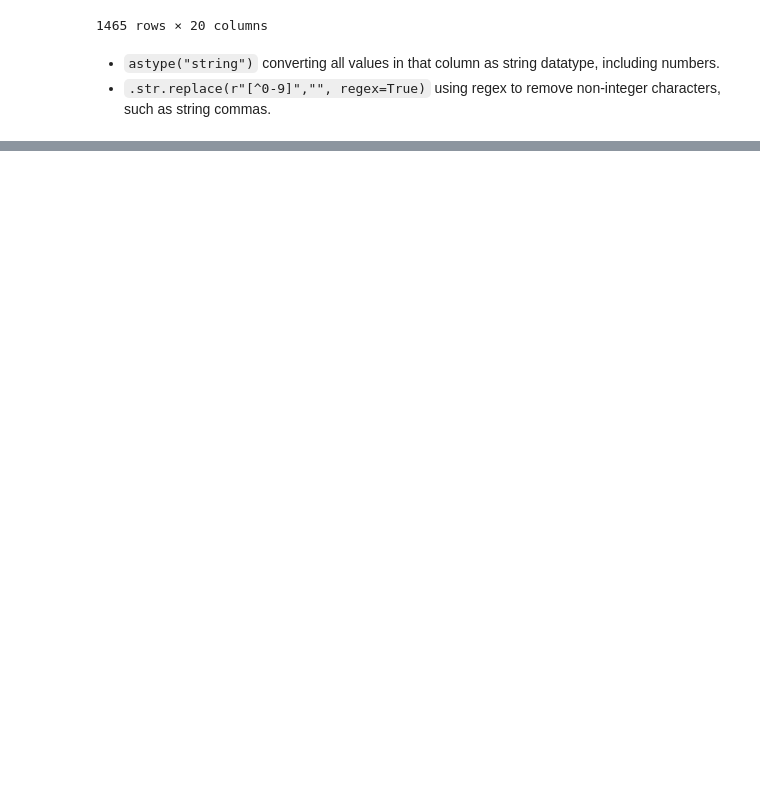
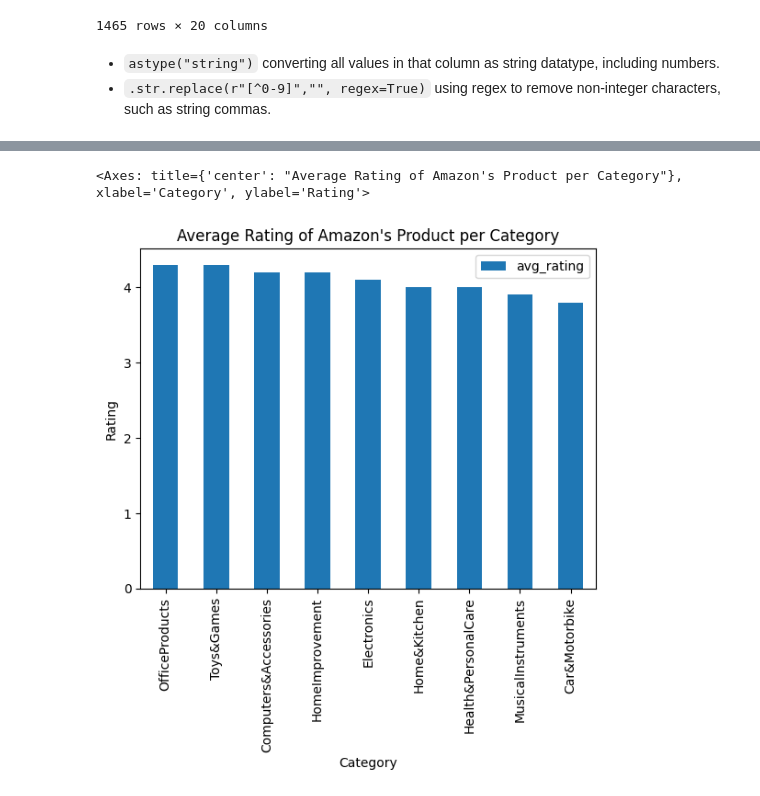
Before and after one commit to juanyeremia/amazon_dataset_analysis, a Jupyter notebook: amazon_eda.ipynb, the cells around one changed output, grey strips where cells are left out. Cells and saved outputs as stored; diff of their text form; code cells hidden in the pictures; blank space fills up the shorter version.

```diff
--- a/amazon_eda.ipynb
+++ b/amazon_eda.ipynb
@@ -188,7 +189,9 @@ df
 df_avg_cat = (
     df
     .groupby("category_first")["rating_num"]
-    .mean()
+    .mean().round(1)
+    .sort_values(ascending=False)
+    .to_frame(name="avg_rating")
 )
 
 df_avg_cat
@@ -206,0 +216,11 @@ Name: rating_num, dtype: float64
+# %%
+# Plotting
+df_avg_cat.plot(
+    kind="bar",
+    title="Average Rating of Amazon's Product per Category",
+    ylabel="Rating",
+    xlabel="Category"
+)
+# %% [output]
+<Axes: title={'center': "Average Rating of Amazon's Product per Category"}, xlabel='Category', ylabel='Rating'>
+[figure, added]
```
Also changed, not shown: parts of 7 cells of this notebook.
